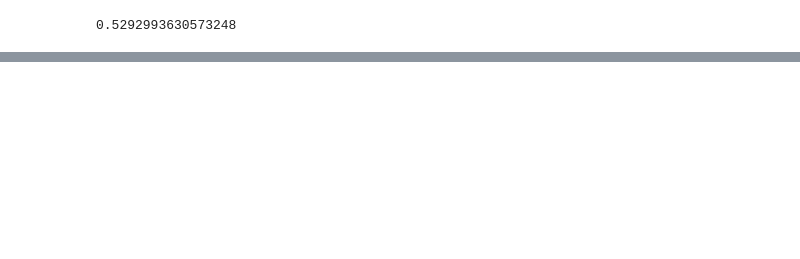
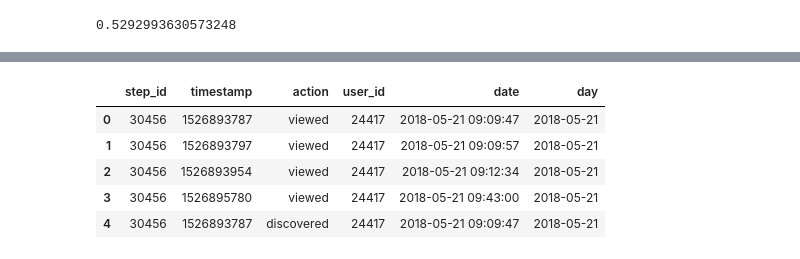
Before and after one commit to NLZer0/Stepic-analytical-contest, a Jupyter notebook: main.ipynb, the cells around one changed output, grey strips where cells are left out. Saved outputs shown, nothing was run; the diff lists cells and outputs as text; code cells hidden in the pictures; blank space fills up the shorter version.

```diff
--- a/main.ipynb
+++ b/main.ipynb
@@ -291,0 +320,14 @@ recall_score(y_test,prediction)
+# %%
+events_data_test = pd.read_csv('data/events_data_test.csv')
+# %%
+events_data_test['date'] = pd.to_datetime(events_data_test.timestamp, unit='s')
+events_data_test['day'] = events_data_test.date.dt.date
+# %%
+events_data_test.head()
+# %% [output]
+|  | step_id | timestamp | action | user_id | date | day |
+| 0 | 30456 | 1526893787 | viewed | 24417 | 2018-05-21 09:09:47 | 2018-05-21 |
+| 1 | 30456 | 1526893797 | viewed | 24417 | 2018-05-21 09:09:57 | 2018-05-21 |
+| 2 | 30456 | 1526893954 | viewed | 24417 | 2018-05-21 09:12:34 | 2018-05-21 |
+| 3 | 30456 | 1526895780 | viewed | 24417 | 2018-05-21 09:43:00 | 2018-05-21 |
+| 4 | 30456 | 1526893787 | discovered | 24417 | 2018-05-21 09:09:47 | 2018-05-21 |
```
Also changed, not shown: parts of 23 cells of this notebook, 1 other file.
